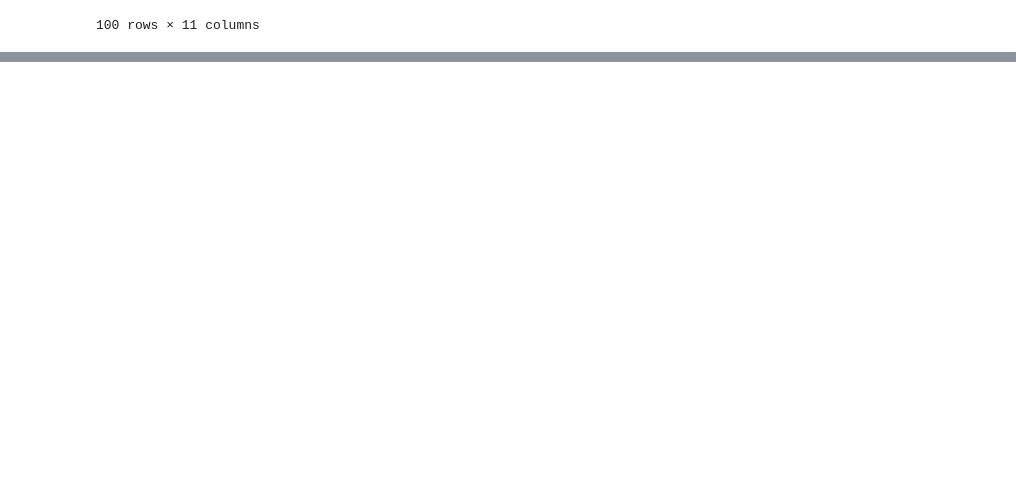
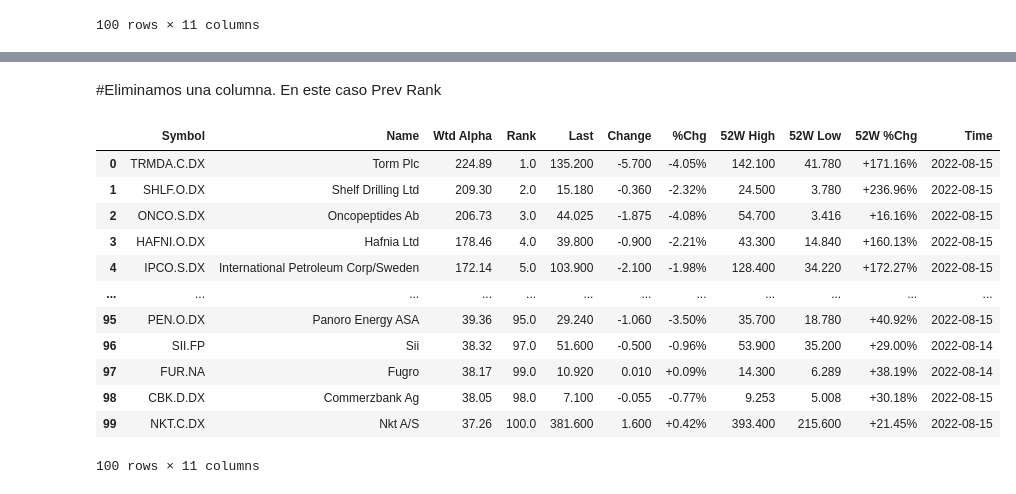
Before and after one commit to jmmartinnu2/Pandas-finanzas, a Jupyter notebook: data_finanzas.ipynb, the cells around one changed output, grey strips where cells are left out. Saved outputs shown, nothing was run; the diff lists cells and outputs as text; code cells hidden in the pictures; blank space fills up the shorter version.

```diff
--- a/data_finanzas.ipynb
+++ b/data_finanzas.ipynb
@@ -271,0 +290,2 @@ data.set_index('Name')
+# %%
+data.set_index('Name')
@@ -271,0 +307,18 @@ data.set_index('Name')
+# %% [markdown]
+#Eliminamos una columna. En este caso Prev Rank
+# %%
+data.drop('Prev Rank',axis=1)
+# %% [output]
+|  | Symbol | Name | Wtd Alpha | Rank | Last | Change | %Chg | 52W High | 52W Low | 52W %Chg | Time |
+| 0 | TRMDA.C.DX | Torm Plc | 224.89 | 1.0 | 135.200 | -5.700 | -4.05% | 142.100 | 41.780 | +171.16% | 2022-08-15 |
+| 1 | SHLF.O.DX | Shelf Drilling Ltd | 209.30 | 2.0 | 15.180 | -0.360 | -2.32% | 24.500 | 3.780 | +236.96% | 2022-08-15 |
+| 2 | ONCO.S.DX | Oncopeptides Ab | 206.73 | 3.0 | 44.025 | -1.875 | -4.08% | 54.700 | 3.416 | +16.16% | 2022-08-15 |
+| 3 | HAFNI.O.DX | Hafnia Ltd | 178.46 | 4.0 | 39.800 | -0.900 | -2.21% | 43.300 | 14.840 | +160.13% | 2022-08-15 |
+| 4 | IPCO.S.DX | International Petroleum Corp/Sweden | 172.14 | 5.0 | 103.900 | -2.100 | -1.98% | 128.400 | 34.220 | +172.27% | 2022-08-15 |
+| ... | ... | ... | ... | ... | ... | ... | ... | ... | ... | ... | ... |
+| 95 | PEN.O.DX | Panoro Energy ASA | 39.36 | 95.0 | 29.240 | -1.060 | -3.50% | 35.700 | 18.780 | +40.92% | 2022-08-15 |
+| 96 | SII.FP | Sii | 38.32 | 97.0 | 51.600 | -0.500 | -0.96% | 53.900 | 35.200 | +29.00% | 2022-08-14 |
+| 97 | FUR.NA | Fugro | 38.17 | 99.0 | 10.920 | 0.010 | +0.09% | 14.300 | 6.289 | +38.19% | 2022-08-14 |
+| 98 | CBK.D.DX | Commerzbank Ag | 38.05 | 98.0 | 7.100 | -0.055 | -0.77% | 9.253 | 5.008 | +30.18% | 2022-08-15 |
+| 99 | NKT.C.DX | Nkt A/S | 37.26 | 100.0 | 381.600 | 1.600 | +0.42% | 393.400 | 215.600 | +21.45% | 2022-08-15 |
+100 rows × 11 columns
```
Also changed, not shown: parts of 3 cells of this notebook.
